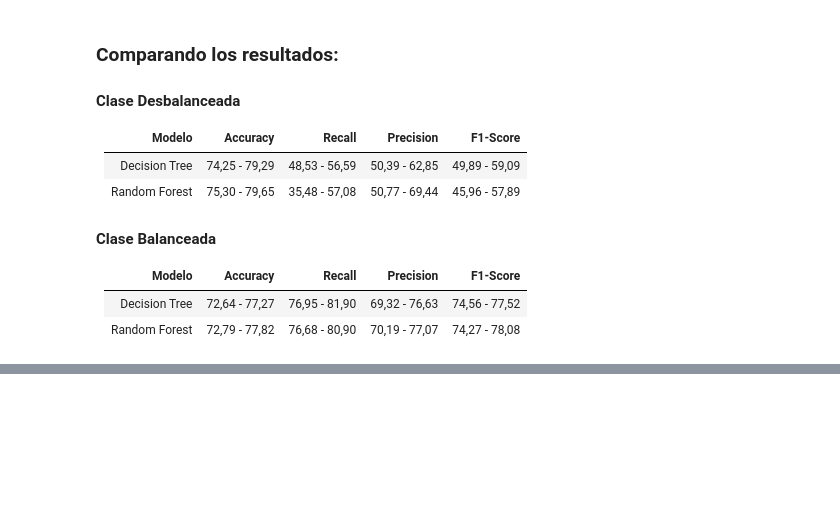
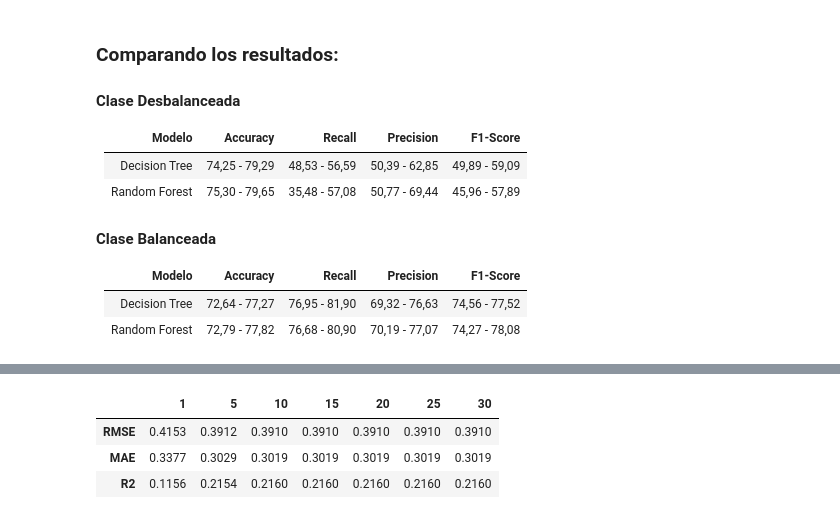
Before and after one commit to Ivan270/telecom-x-pt2, a Jupyter notebook: telecom-x.ipynb, the cells around one changed output, grey strips where cells are left out. Cells and saved outputs as stored; diff of their text form; code cells hidden in the pictures; blank space fills up the shorter version.

```diff
--- a/telecom-x.ipynb
+++ b/telecom-x.ipynb
@@ -539,0 +596,24 @@ El intervalo de confianza es: [0.7369682691075922, 0.7966466764351677]
+# %%
+from sklearn.ensemble import RandomForestRegressor
+
+resultados = pd.DataFrame(index=["RMSE", "MAE", "R2"])
+model_features = RandomForestRegressor(max_depth=5, random_state=16)
+
+ct_features = [i if i != 0 else 1 for i in range(0, 35, 5)]
+for i in ct_features:
+    selected_features = feature_importances["Features"].values[:i]
+    X_train_sel = X_train[selected_features]
+    X_test_sel = X_test[selected_features]
+    model_features.fit(X_train_sel, y_train)
+    y_pred = model_features.predict(X_test_sel)
+
+    metricas = calcular_regresion(y_test, y_pred)
+
+    resultados[i] = list(metricas.values())
+
+resultados
+# %% [output]
+|  | 1 | 5 | 10 | 15 | 20 | 25 | 30 |
+| RMSE | 0.4153 | 0.3912 | 0.3910 | 0.3910 | 0.3910 | 0.3910 | 0.3910 |
+| MAE | 0.3377 | 0.3029 | 0.3019 | 0.3019 | 0.3019 | 0.3019 | 0.3019 |
+| R2 | 0.1156 | 0.2154 | 0.2160 | 0.2160 | 0.2160 | 0.2160 | 0.2160 |
```
Also changed, not shown: parts of 20 cells of this notebook.
